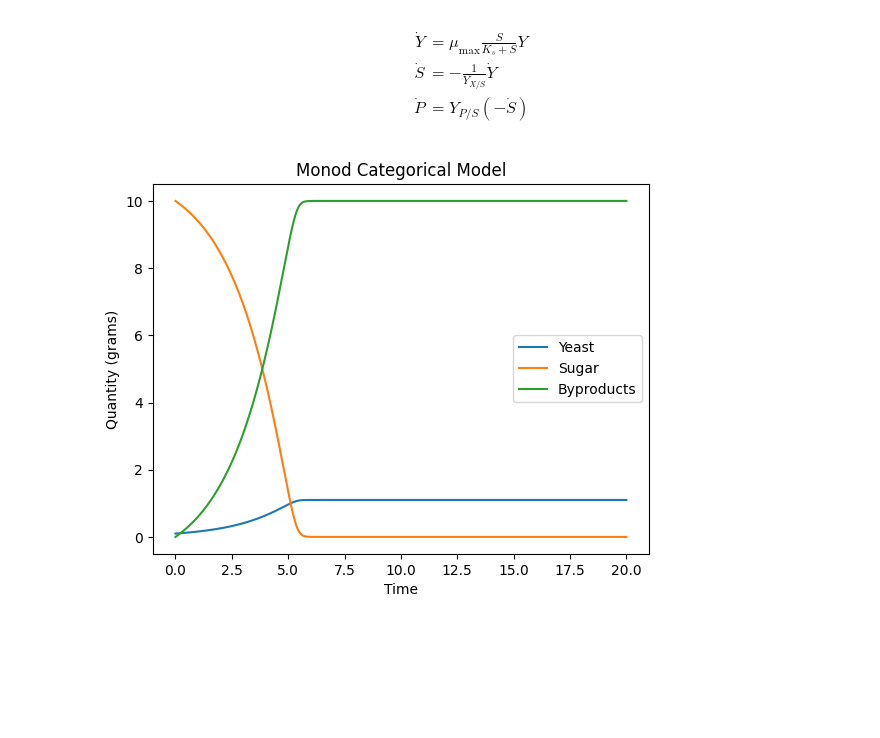
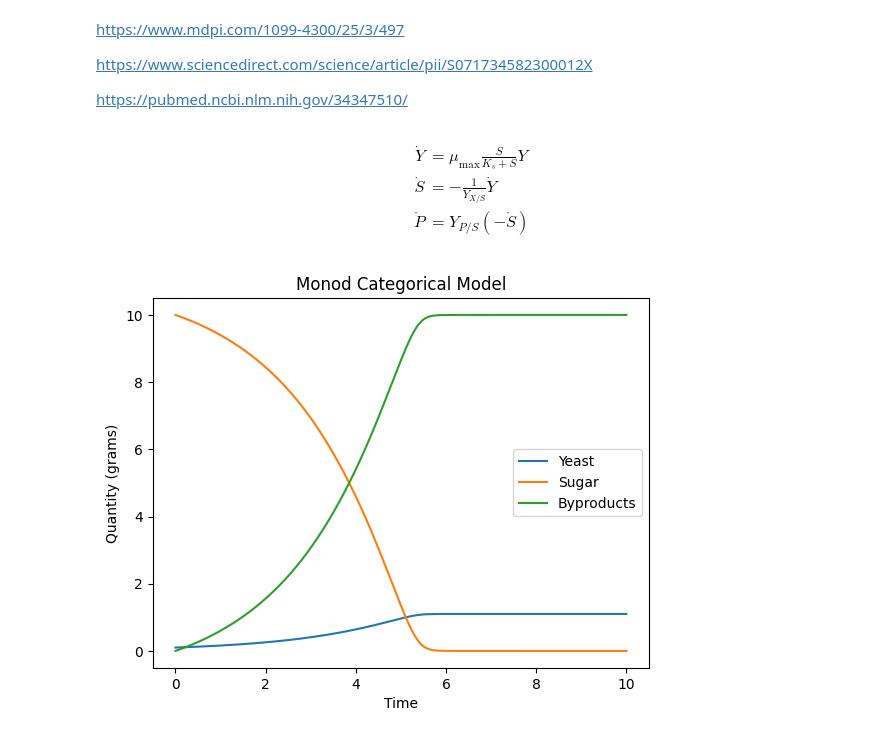
Before and after one commit to EthanPrimes/modeling_yeast_spread, a Jupyter notebook: monod_categorical.ipynb, the cells around one changed output. Cells and saved outputs as stored; diff of their text form; code cells hidden in the pictures; blank space fills up the shorter version.

```diff
--- a/monod_categorical.ipynb
+++ b/monod_categorical.ipynb
@@ -2,6 +2,12 @@
 from scipy.integrate import solve_ivp
 import numpy as np
 import matplotlib.pyplot as plt
+# %% [markdown]
+https://www.mdpi.com/1099-4300/25/3/497
+
+https://www.sciencedirect.com/science/article/pii/S071734582300012X
+
+https://pubmed.ncbi.nlm.nih.gov/34347510/
 # %% [markdown]
 $$\begin{align*}
     \dot{Y} &= \mu_{\text{max}} \frac{S}{K_s + S}Y \\
@@ -9,41 +15,41 @@ $$\begin{align*}
     \dot{P} &= Y_{P/S} (-\dot{S})
 \end{align*}$$
 # %%
-def ode(t, y, mu, K, Yxs, Yps):
+def ode(t, y, mu_max, K, Yxs, Yps):
     """Categorical model for yeast growth with three categories: yeast, sugar, and byproducts.
     Uses the monod equation for yeast growth.
     """
     return np.array([
-        mu * (y[1] / (K + y[1])) * y[0],
-        -(1 / Yxs) * mu * (y[1] / (K + y[1])) * y[0],
-        (Yps / Yxs) * mu * (y[1] / (K + y[1])) * y[0]
+        mu_max * (y[1] / (K + y[1])) * y[0],
+        -(1 / Yxs) * mu_max * (y[1] / (K + y[1])) * y[0],
+        (Yps / Yxs) * mu_max * (y[1] / (K + y[1])) * y[0]
     ])
 
 # Building inputs
 t0 = 0
-tf = 20
+tf = 10
 t_span = (t0, tf)
 y0 = np.array([0.1, 10, 0])  # g/L
 t = np.linspace(t0, tf, 1000)
 
 # Parameters
-mu = 0.5  # Maximum growth rate of yeast
+mu_max = 0.5  # Maximum growth rate of yeast
 K = 0.6    # Half-velocity constant
 Yxs = 0.1  # Biomass per g sugar
 Yps = 1  # Product yield
 
 sol = solve_ivp(ode, t_span, y0, t_eval=t,
-                args=(mu, K, Yxs, Yps))
+                args=(mu_max, K, Yxs, Yps))
 
 plt.plot(sol.t, sol.y[0], label="Yeast")
 plt.plot(sol.t, sol.y[1], label="Sugar")
 plt.plot(sol.t, sol.y[2], label="Byproducts")
 
 plt.xlabel("Time")
 plt.ylabel("Quantity (grams)")
 plt.title("Monod Categorical Model")
 plt.legend()
 
 plt.show()
 # %% [output]
-[figure, old version]
+[figure, new version]
```
Also changed, not shown: parts of 1 cell of this notebook, 2 other files.
